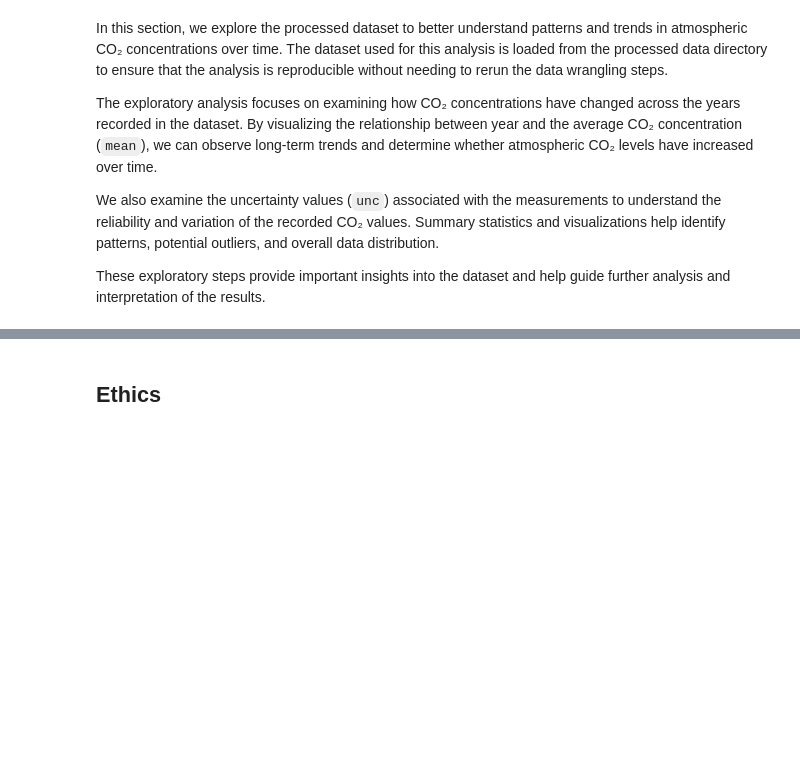
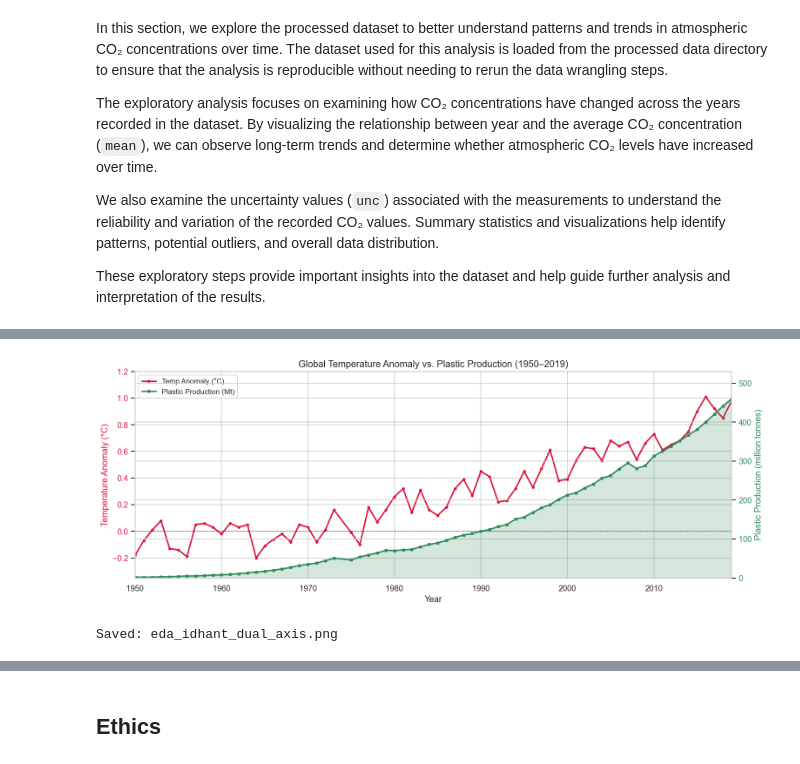
Before and after one commit to COGS108/Group013_WI26, a Jupyter notebook: 03-FinalProject.ipynb, the cells around one changed output, grey strips where cells are left out. Saved outputs shown, nothing was run; the diff lists cells and outputs as text; code cells hidden in the pictures; blank space fills up the shorter version.

```diff
--- a/03-FinalProject.ipynb
+++ b/03-FinalProject.ipynb
@@ -898,0 +1076,37 @@ These exploratory steps provide important insights into the dataset and help gui
+# %%
+fig, ax1 = plt.subplots(figsize=(13, 5))
+
+color_temp    = 'crimson'
+color_plastic = 'seagreen'
+
+# Left axis: temperature anomaly
+ax1.plot(merged['Year'], merged['temp_anomaly_C'], color=color_temp, lw=2, marker='o', ms=3, label='Temp Anomaly (°C)')
+ax1.axhline(0, color='black', lw=0.8, ls='--', alpha=0.5)
+ax1.set_ylabel('Temperature Anomaly (°C)', color=color_temp, fontsize=12)
+ax1.tick_params(axis='y', labelcolor=color_temp)
+ax1.set_ylim(-0.35, 1.2)
+
+# Right axis: plastic production
+ax2 = ax1.twinx()
+ax2.fill_between(merged['Year'], 0, merged['plastic_Mt'], color=color_plastic, alpha=0.2)
+ax2.plot(merged['Year'], merged['plastic_Mt'], color=color_plastic, lw=2, marker='s', ms=3, label='Plastic Production (Mt)')
+ax2.set_ylabel('Plastic Production (million tonnes)', color=color_plastic, fontsize=12)
+ax2.tick_params(axis='y', labelcolor=color_plastic)
+ax2.set_ylim(0, 530)
+
+ax1.set_xlabel('Year', fontsize=12)
+ax1.set_title('Global Temperature Anomaly vs. Plastic Production (1950–2019)', fontsize=13)
+ax1.set_xlim(1950, 2019)
+
+# Combined legend
+lines1, labels1 = ax1.get_legend_handles_labels()
+lines2, labels2 = ax2.get_legend_handles_labels()
+ax1.legend(lines1 + lines2, labels1 + labels2, loc='upper left', fontsize=10)
+
+plt.tight_layout()
+plt.savefig(RESULTS_DIR + 'eda_idhant_dual_axis.png', bbox_inches='tight')
+plt.show()
+print('Saved: eda_idhant_dual_axis.png')
+# %% [output]
+[figure, added]
+Saved: eda_idhant_dual_axis.png
```
Also changed, not shown: parts of 23 cells of this notebook.
